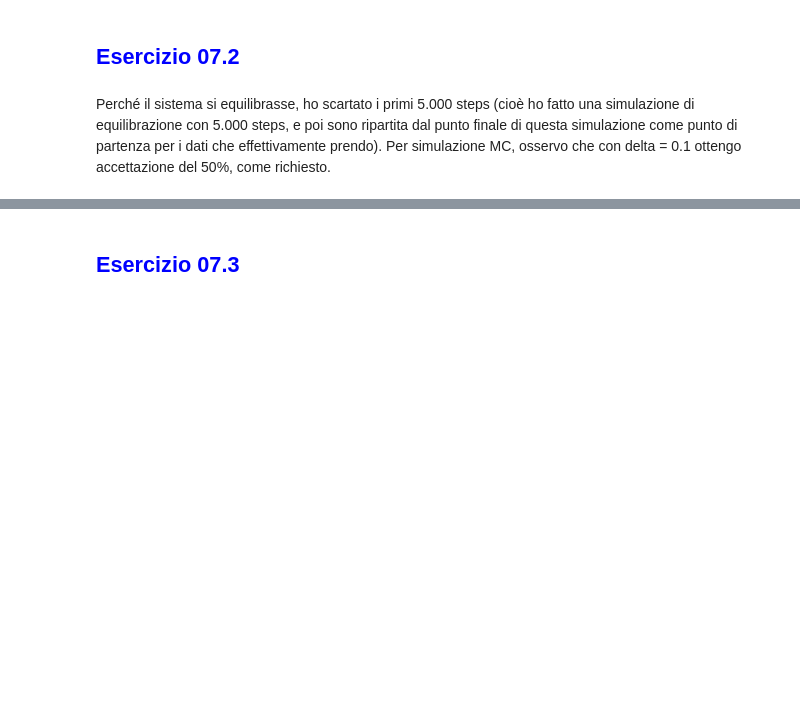
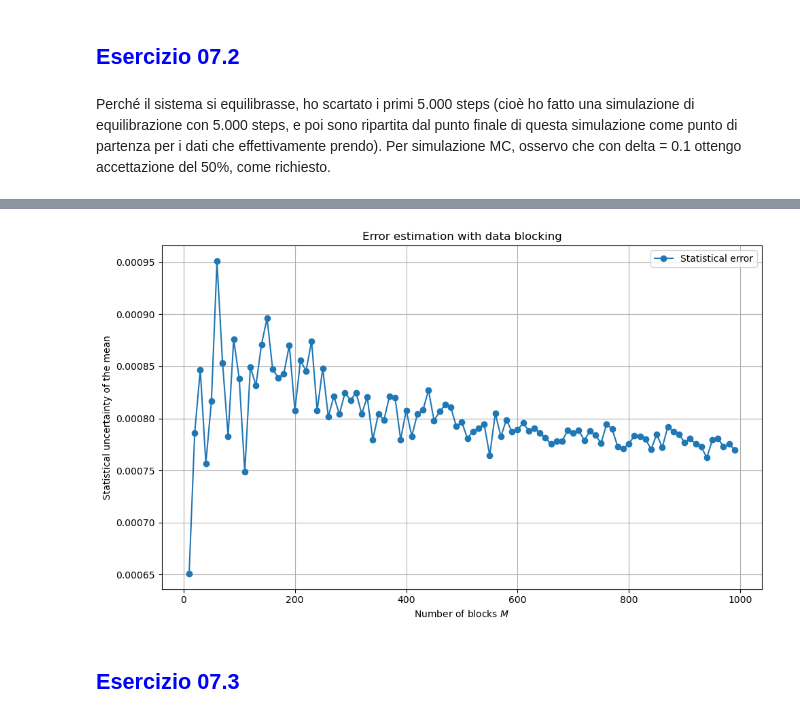
Before and after one commit to LucreziaBioni/numerical-simulation-laboratory, a Jupyter notebook: 07/07.ipynb, the cells around one changed output, grey strips where cells are left out. Drawn from its saved outputs; the diff is of its cells as text; code cells hidden in the pictures; blank space fills up the shorter version.

```diff
--- a/07/07.ipynb
+++ b/07/07.ipynb
@@ -95,3 +249,38 @@ SyntaxError: closing parenthesis '}' does not match opening parenthesis '[' (124
+# %%
+import numpy as np
+import matplotlib.pyplot as plt
+
+# Load your data: assume the 2nd column is the observable (e.g., U)
+data = np.loadtxt("simulazioni-eseguite/07.2/monte-carlo-equilibrata/potential_energy.dat")
+observable = data[:, 1]  # Adjust if needed
+N = len(observable)
+
+# Define block numbers to test
+M_values = np.arange(10, 1000, 10)  # number of blocks
+errors = []
+
+for M in M_values:
+    L = N // M  # block length
+    if L == 0:
+        continue  # skip if too many blocks
+
+    block_avgs = np.array([np.mean(observable[i*L:(i+1)*L]) for i in range(M)])
+    mean = np.mean(block_avgs)
+    std_err = np.sqrt(np.var(block_avgs, ddof=1) / M)
+    errors.append(std_err)
+
+# Plotting
+plt.figure(figsize=(10, 6))
+plt.plot(M_values[:len(errors)], errors, marker='o', linestyle='-', label='Statistical error')
+plt.xlabel("Number of blocks $M$")
+plt.ylabel("Statistical uncertainty of the mean")
+plt.title("Error estimation with data blocking")
+plt.grid(True)
+plt.legend()
+plt.tight_layout()
+plt.show()
+# %% [output]
+[figure, added]
 # %% [markdown]
 ## <span style="color:blue">**Esercizio 07.3**
 # %% [markdown]
```
Also changed, not shown: parts of 5 cells of this notebook, 3 other files.
